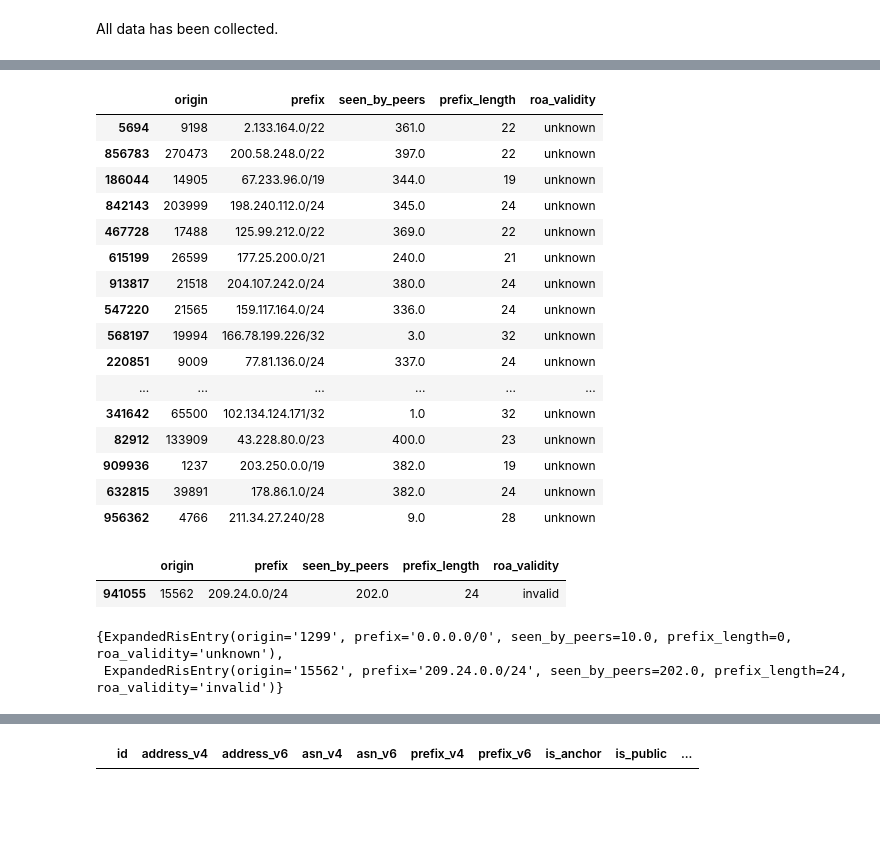
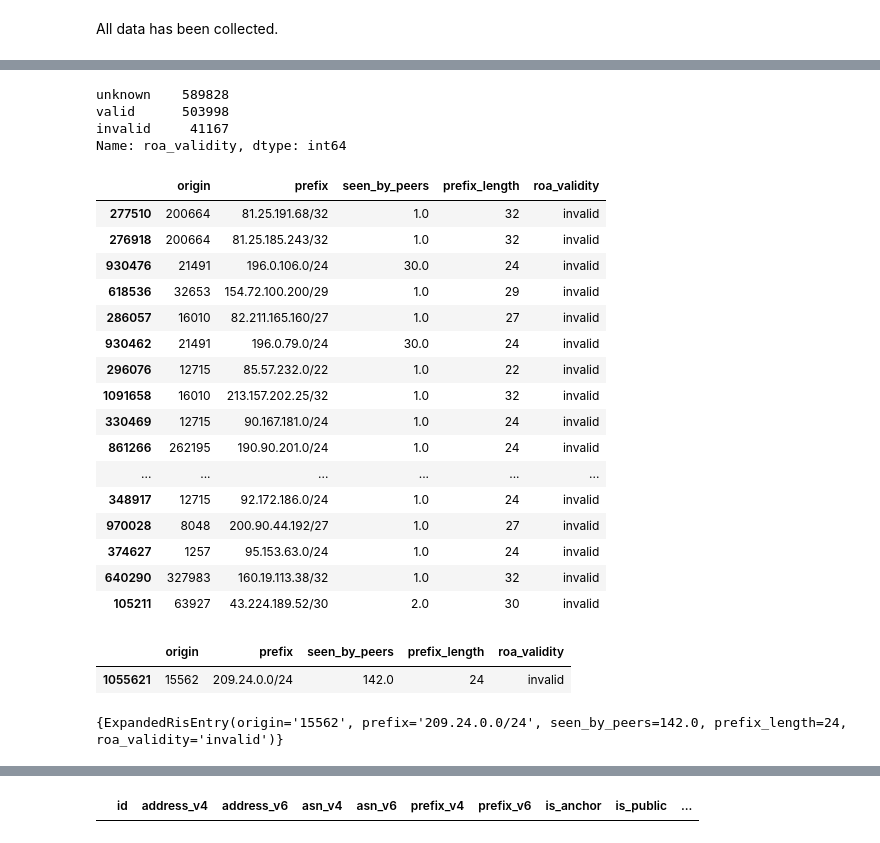
Before and after one commit to ties/rpki-analysis, a Jupyter notebook: workbooks/rpki_riswhois_atlas.ipynb, the cells around one changed output, grey strips where cells are left out. Cells and saved outputs as stored; diff of their text form; code cells hidden in the pictures; blank space fills up the shorter version.

```diff
--- a/workbooks/rpki_riswhois_atlas.ipynb
+++ b/workbooks/rpki_riswhois_atlas.ipynb
@@ -44,7 +47,6 @@ RIS dump contains row(s) with AS_SET! These will never be RPKI valid (https://to
 # %%
-# Get RPKI valids
-validated_objects = requests.get("https://rpki-validator.ripe.net/api/objects/validated").json()
-rpki_roas = pd.DataFrame(validated_objects['data']['roas'])
+# > 200MB of data
+rpki_roas = await read_jsonext("https://rpki-validator.ripe.net/jsonext")
 # And add address family
 rpki_roas['af'] = af = rpki_roas.prefix.map(lambda p: ipaddress.ip_network(p).version)
 # And prefix length (to chart later)
@@ -55,5 +72,5 @@ rpki_roas_v6 = rpki_roas[rpki_roas.af == 6]
 # %%
-roa_lookup_v4 = RouteOriginAuthorizationLookup(rpki_roas_v4)
-roa_lookup_v6 = RouteOriginAuthorizationLookup(rpki_roas_v6)
+## these objects allow for lookup of the VRPs, ie  roa_lookup_v4[ <pfx> ] -> set of VRP objects
+roa_lookup = RouteOriginAuthorizationLookup(rpki_roas)
 # %%
 # This prefix has a ROA for a less specific
@@ -167,31 +187,38 @@ ris_v4.sample(1).apply(lambda x: rov_validity(x, roa_lookup_v4), axis=1)
 dtype: object
 # %%
-ris_v4['roa_validity'] = ris_v4.apply(lambda x: rov_validity(x, roa_lookup_v4), axis=1)
-ris_v6['roa_validity'] = ris_v6.apply(lambda x: rov_validity(x, roa_lookup_v6), axis=1)
+ris_v4['roa_validity'] = ris_v4.apply(lambda x: rov_validity(x, roa_lookup), axis=1)
+ris_v6['roa_validity'] = ris_v6.apply(lambda x: rov_validity(x, roa_lookup), axis=1)
+# %%
+ris_v4['roa_validity'].value_counts()
+# %% [output]
+unknown    589828
+valid      503998
+invalid     41167
+Name: roa_validity, dtype: int64
 # %%
 # And build patricia trie
 ris_v4_lookup = RisWhoisLookup(ris_v4)
 ris_v6_lookup = RisWhoisLookup(ris_v6)
 # %%
-ris_v4[ris_v4.roa_validity == "unknown"].sample(20)
+ris_v4[ris_v4.roa_validity == "invalid"].sample(20)
 # %% [output]
 |  | origin | prefix | seen_by_peers | prefix_length | roa_validity |
-| 5694 | 9198 | 2.133.164.0/22 | 361.0 | 22 | unknown |
-| 856783 | 270473 | 200.58.248.0/22 | 397.0 | 22 | unknown |
-| 186044 | 14905 | 67.233.96.0/19 | 344.0 | 19 | unknown |
-| 842143 | 203999 | 198.240.112.0/24 | 345.0 | 24 | unknown |
-| 467728 | 17488 | 125.99.212.0/22 | 369.0 | 22 | unknown |
-| 615199 | 26599 | 177.25.200.0/21 | 240.0 | 21 | unknown |
-| 913817 | 21518 | 204.107.242.0/24 | 380.0 | 24 | unknown |
-| 547220 | 21565 | 159.117.164.0/24 | 336.0 | 24 | unknown |
-| 568197 | 19994 | 166.78.199.226/32 | 3.0 | 32 | unknown |
-| 220851 | 9009 | 77.81.136.0/24 | 337.0 | 24 | unknown |
+| 277510 | 200664 | 81.25.191.68/32 | 1.0 | 32 | invalid |
+| 276918 | 200664 | 81.25.185.243/32 | 1.0 | 32 | invalid |
+| 930476 | 21491 | 196.0.106.0/24 | 30.0 | 24 | invalid |
+| 618536 | 32653 | 154.72.100.200/29 | 1.0 | 29 | invalid |
+| 286057 | 16010 | 82.211.165.160/27 | 1.0 | 27 | invalid |
+| 930462 | 21491 | 196.0.79.0/24 | 30.0 | 24 | invalid |
+| 296076 | 12715 | 85.57.232.0/22 | 1.0 | 22 | invalid |
+| 1091658 | 16010 | 213.157.202.25/32 | 1.0 | 32 | invalid |
+| 330469 | 12715 | 90.167.181.0/24 | 1.0 | 24 | invalid |
+| 861266 | 262195 | 190.90.201.0/24 | 1.0 | 24 | invalid |
 | ... | ... | ... | ... | ... | ... |
-| 341642 | 65500 | 102.134.124.171/32 | 1.0 | 32 | unknown |
-| 82912 | 133909 | 43.228.80.0/23 | 400.0 | 23 | unknown |
-| 909936 | 1237 | 203.250.0.0/19 | 382.0 | 19 | unknown |
-| 632815 | 39891 | 178.86.1.0/24 | 382.0 | 24 | unknown |
-| 956362 | 4766 | 211.34.27.240/28 | 9.0 | 28 | unknown |
+| 348917 | 12715 | 92.172.186.0/24 | 1.0 | 24 | invalid |
+| 970028 | 8048 | 200.90.44.192/27 | 1.0 | 27 | invalid |
+| 374627 | 1257 | 95.153.63.0/24 | 1.0 | 24 | invalid |
+| 640290 | 327983 | 160.19.113.38/32 | 1.0 | 32 | invalid |
+| 105211 | 63927 | 43.224.189.52/30 | 2.0 | 30 | invalid |
 # %%
 # Take the RPKI smiley range, from https://sg-pub.ripe.net/jasper/rpki-web-test/
 # and lookup what it is announced by
@@ -202,9 +229,8 @@ display(ris_v4[(ris_v4.roa_validity == "invalid") & (ris_v4.prefix == '209.24.0.
 ris_v4_lookup['209.24.0.3']
 # %% [output]
 |  | origin | prefix | seen_by_peers | prefix_length | roa_validity |
-| 941055 | 15562 | 209.24.0.0/24 | 202.0 | 24 | invalid |
+| 1055621 | 15562 | 209.24.0.0/24 | 142.0 | 24 | invalid |
-{ExpandedRisEntry(origin='1299', prefix='0.0.0.0/0', seen_by_peers=10.0, prefix_length=0, roa_validity='unknown'),
- ExpandedRisEntry(origin='15562', prefix='209.24.0.0/24', seen_by_peers=202.0, prefix_length=24, roa_validity='invalid')}
+{ExpandedRisEntry(origin='15562', prefix='209.24.0.0/24', seen_by_peers=142.0, prefix_length=24, roa_validity='invalid')}
 # %%
 def is_in_valid_v4(prefix: str):
     if not prefix:
```
Also changed, not shown: parts of 24 cells of this notebook.
